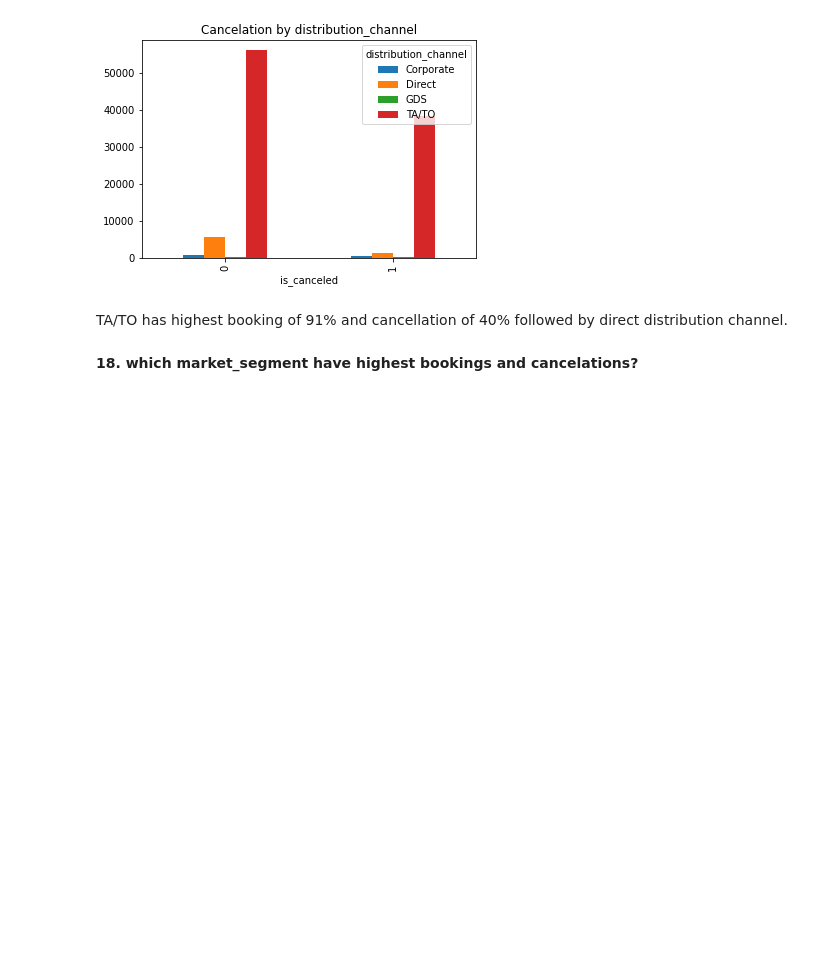
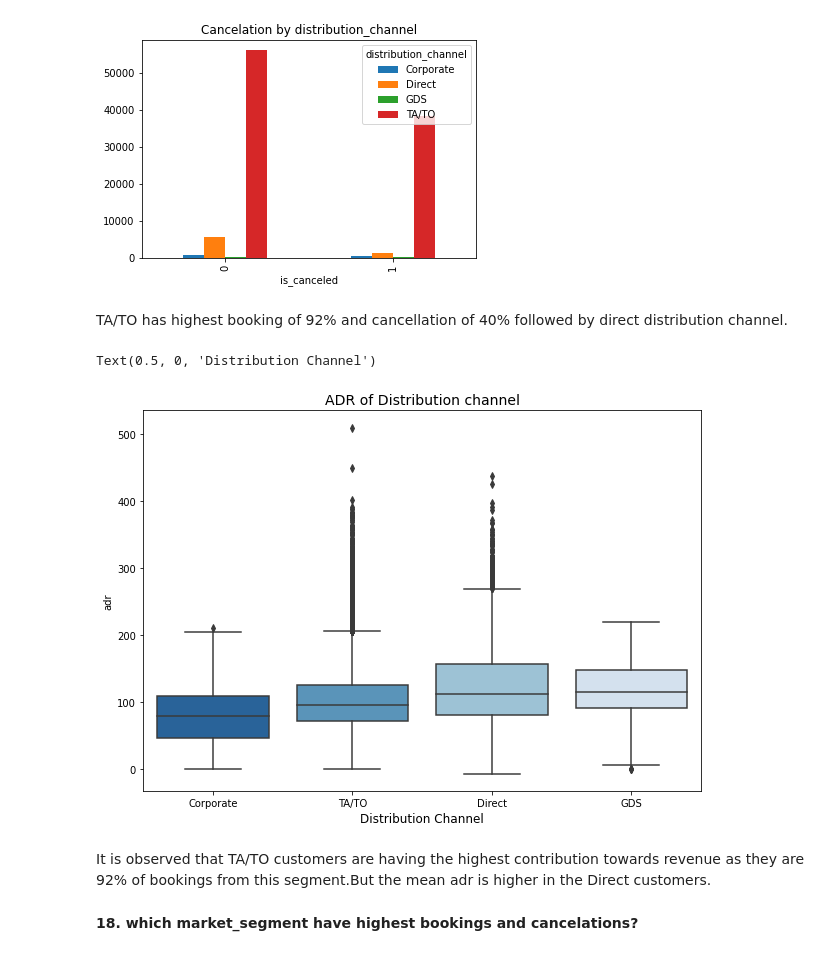
Before and after one commit to SmritiSalujaa/aurotest, a Jupyter notebook: Copy_of_jspY_of_Final_Hotel_Booking_Analysis_Capstone_Project.ipynb, the cells around one changed output. Cells and saved outputs as stored; diff of their text form; code cells hidden in the pictures; blank space fills up the shorter version.

```diff
--- a/Copy_of_jspY_of_Final_Hotel_Booking_Analysis_Capstone_Project.ipynb
+++ b/Copy_of_jspY_of_Final_Hotel_Booking_Analysis_Capstone_Project.ipynb
@@ -651,7 +663,18 @@ plt.title("Cancelation by distribution_channel")
 Text(0.5, 1.0, 'Cancelation by distribution_channel')
 [figure]
 # %% [markdown]
-TA/TO has highest booking of 91% and  cancellation of 40% followed by direct distribution channel.
+TA/TO has highest booking of 92% and  cancellation of 40% followed by direct distribution channel.
+# %%
+#revenue contribution of distribution chanel
+fig = plt.subplots(figsize = (10,7))
+c= sns.boxplot(data = hotel_data[hotel_data["adr"]<1000], x = "distribution_channel", y = "adr", palette = "Blues_r")
+c.set_title("ADR of Distribution channel", fontsize = 14)
+c.set_xlabel("Distribution Channel", fontsize = 12)
+# %% [output]
+Text(0.5, 0, 'Distribution Channel')
+[figure, added]
+# %% [markdown]
+It is observed that TA/TO customers are having the highest contribution towards revenue as they are 92% of bookings from this segment.But the mean adr is higher in the Direct customers.
 # %% [markdown]
 <b>18. which market_segment have highest bookings and cancelations?
 # %%
```
Also changed, not shown: parts of 14 cells of this notebook.
